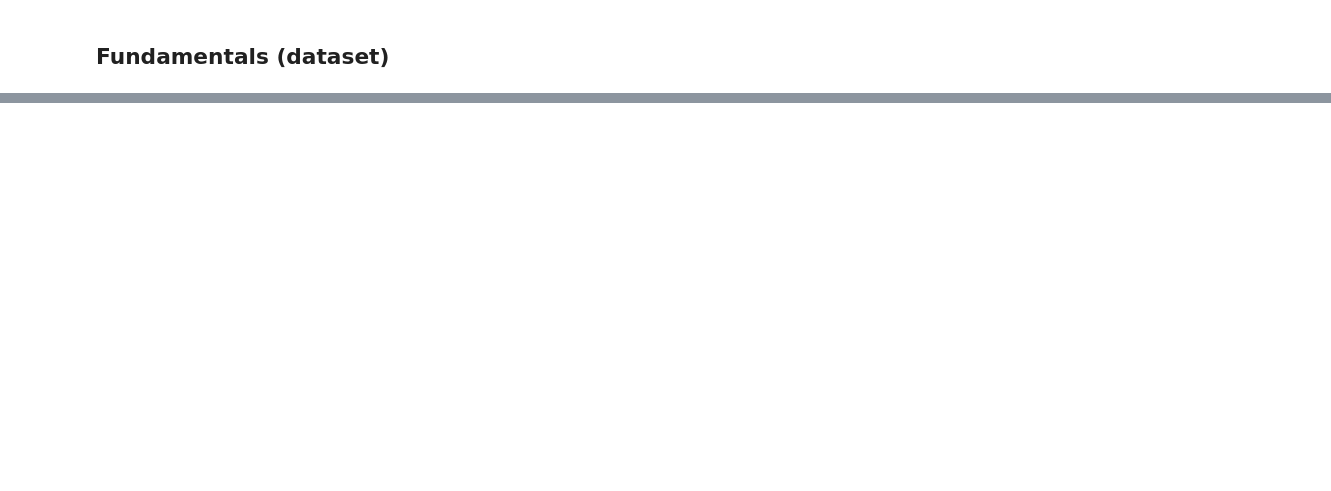
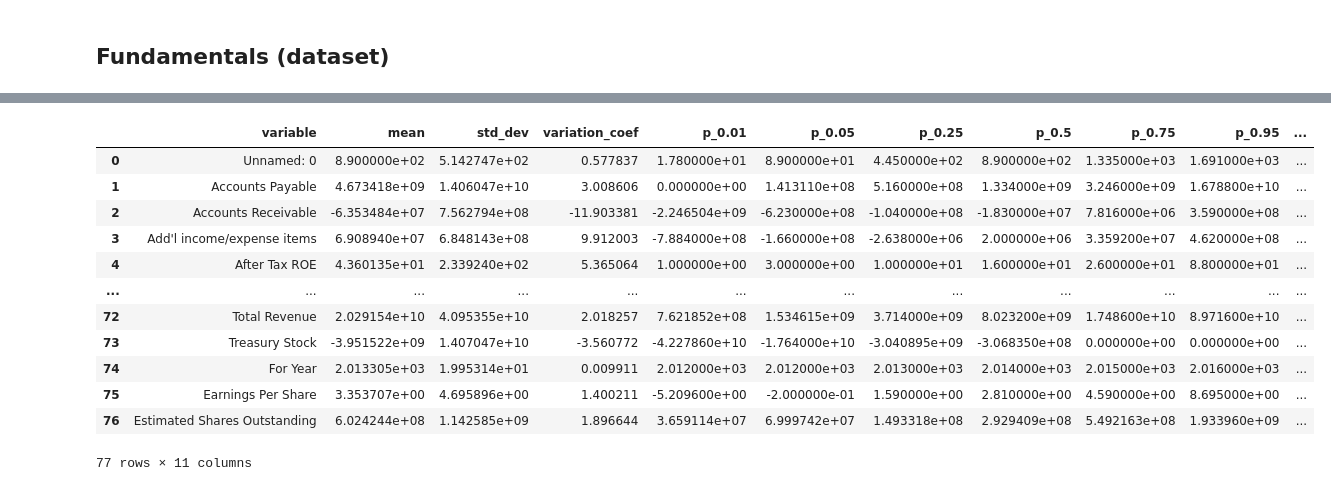
Before and after one commit to Dotto-Luis/CoderHouse-Challenges, a Jupyter notebook: Projects/Analisis_univariado.ipynb, the cells around one changed output, grey strips where cells are left out. Saved outputs shown, nothing was run; the diff lists cells and outputs as text; code cells hidden in the pictures; blank space fills up the shorter version.

```diff
--- a/Projects/Analisis_univariado.ipynb
+++ b/Projects/Analisis_univariado.ipynb
@@ -143,2 +168,5 @@ fig.show()
 # %% [markdown]
 ## Fundamentals (dataset)
+# %%
+fundamentals = pd.read_csv('fundamentals.csv')
+fundamentals
@@ -144,0 +200,16 @@ fig.show()
+# %%
+profiling_num(fundamentals)
+# %% [output]
+|  | variable | mean | std_dev | variation_coef | p_0.01 | p_0.05 | p_0.25 | p_0.5 | p_0.75 | p_0.95 | ... |
+| 0 | Unnamed: 0 | 8.900000e+02 | 5.142747e+02 | 0.577837 | 1.780000e+01 | 8.900000e+01 | 4.450000e+02 | 8.900000e+02 | 1.335000e+03 | 1.691000e+03 | ... |
+| 1 | Accounts Payable | 4.673418e+09 | 1.406047e+10 | 3.008606 | 0.000000e+00 | 1.413110e+08 | 5.160000e+08 | 1.334000e+09 | 3.246000e+09 | 1.678800e+10 | ... |
+| 2 | Accounts Receivable | -6.353484e+07 | 7.562794e+08 | -11.903381 | -2.246504e+09 | -6.230000e+08 | -1.040000e+08 | -1.830000e+07 | 7.816000e+06 | 3.590000e+08 | ... |
+| 3 | Add'l income/expense items | 6.908940e+07 | 6.848143e+08 | 9.912003 | -7.884000e+08 | -1.660000e+08 | -2.638000e+06 | 2.000000e+06 | 3.359200e+07 | 4.620000e+08 | ... |
+| 4 | After Tax ROE | 4.360135e+01 | 2.339240e+02 | 5.365064 | 1.000000e+00 | 3.000000e+00 | 1.000000e+01 | 1.600000e+01 | 2.600000e+01 | 8.800000e+01 | ... |
+| ... | ... | ... | ... | ... | ... | ... | ... | ... | ... | ... | ... |
+| 72 | Total Revenue | 2.029154e+10 | 4.095355e+10 | 2.018257 | 7.621852e+08 | 1.534615e+09 | 3.714000e+09 | 8.023200e+09 | 1.748600e+10 | 8.971600e+10 | ... |
+| 73 | Treasury Stock | -3.951522e+09 | 1.407047e+10 | -3.560772 | -4.227860e+10 | -1.764000e+10 | -3.040895e+09 | -3.068350e+08 | 0.000000e+00 | 0.000000e+00 | ... |
+| 74 | For Year | 2.013305e+03 | 1.995314e+01 | 0.009911 | 2.012000e+03 | 2.012000e+03 | 2.013000e+03 | 2.014000e+03 | 2.015000e+03 | 2.016000e+03 | ... |
+| 75 | Earnings Per Share | 3.353707e+00 | 4.695896e+00 | 1.400211 | -5.209600e+00 | -2.000000e-01 | 1.590000e+00 | 2.810000e+00 | 4.590000e+00 | 8.695000e+00 | ... |
+| 76 | Estimated Shares Outstanding | 6.024244e+08 | 1.142585e+09 | 1.896644 | 3.659114e+07 | 6.999742e+07 | 1.493318e+08 | 2.929409e+08 | 5.492163e+08 | 1.933960e+09 | ... |
+77 rows × 11 columns
```
Also changed, not shown: parts of 10 cells of this notebook.
